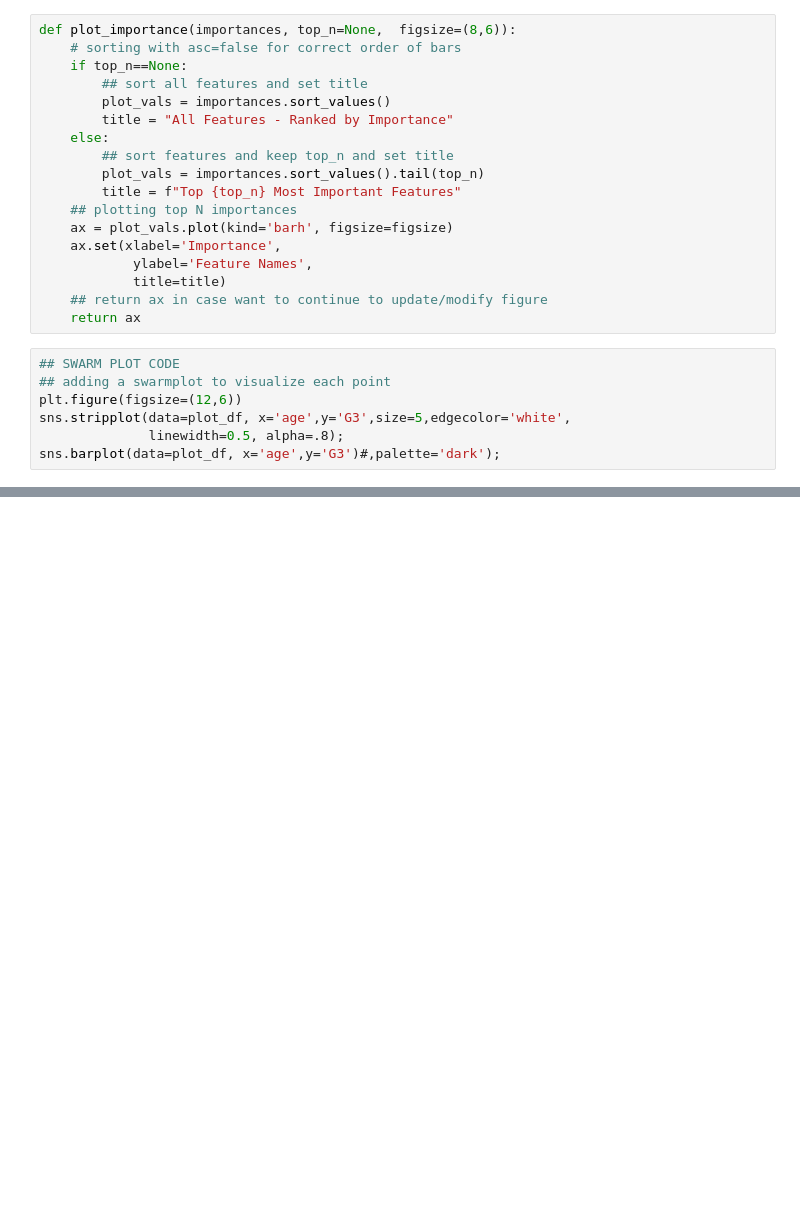
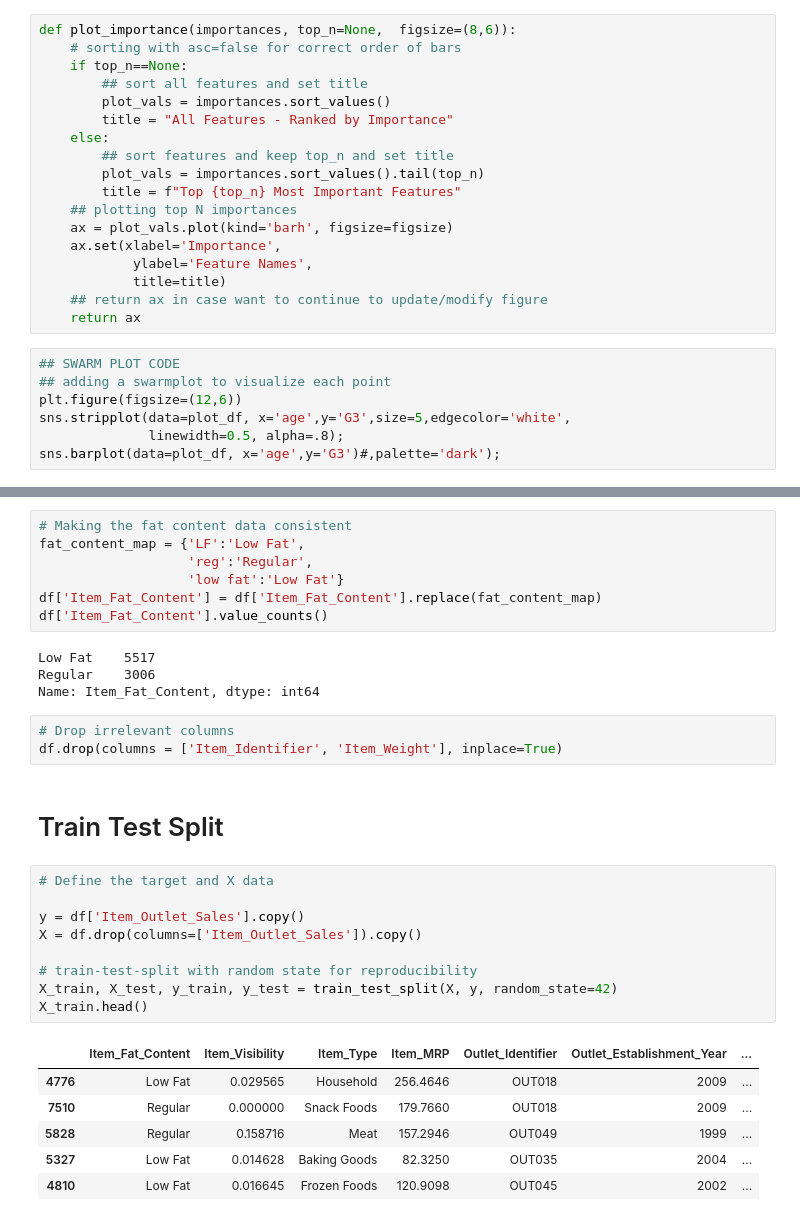
Before and after one commit to Kridge42/Product-Sales, a Jupyter notebook: Project 1 - Revisited.ipynb, the cells around one changed output, grey strips where cells are left out. Cells and saved outputs as stored; diff of their text form; blank space fills up the shorter version.

```diff
--- a/Project 1 - Revisited.ipynb
+++ b/Project 1 - Revisited.ipynb
@@ -103,0 +223,32 @@ def plot_importance_color(importances, top_n=None,  figsize=(8,6),
+# %%
+# Making the fat content data consistent
+fat_content_map = {'LF':'Low Fat',
+                   'reg':'Regular',
+                   'low fat':'Low Fat'}
+df['Item_Fat_Content'] = df['Item_Fat_Content'].replace(fat_content_map)
+df['Item_Fat_Content'].value_counts()
+# %% [output]
+Low Fat    5517
+Regular    3006
+Name: Item_Fat_Content, dtype: int64
+# %%
+# Drop irrelevant columns
+df.drop(columns = ['Item_Identifier', 'Item_Weight'], inplace=True)
+# %% [markdown]
+# Train Test Split
+# %%
+# Define the target and X data
+
+y = df['Item_Outlet_Sales'].copy()
+X = df.drop(columns=['Item_Outlet_Sales']).copy()
+
+# train-test-split with random state for reproducibility
+X_train, X_test, y_train, y_test = train_test_split(X, y, random_state=42)
+X_train.head()
+# %% [output]
+|  | Item_Fat_Content | Item_Visibility | Item_Type | Item_MRP | Outlet_Identifier | Outlet_Establishment_Year | ... |
+| 4776 | Low Fat | 0.029565 | Household | 256.4646 | OUT018 | 2009 | ... |
+| 7510 | Regular | 0.000000 | Snack Foods | 179.7660 | OUT018 | 2009 | ... |
+| 5828 | Regular | 0.158716 | Meat | 157.2946 | OUT049 | 1999 | ... |
+| 5327 | Low Fat | 0.014628 | Baking Goods | 82.3250 | OUT035 | 2004 | ... |
+| 4810 | Low Fat | 0.016645 | Frozen Foods | 120.9098 | OUT045 | 2002 | ... |
```
Also changed, not shown: parts of 33 cells of this notebook.
